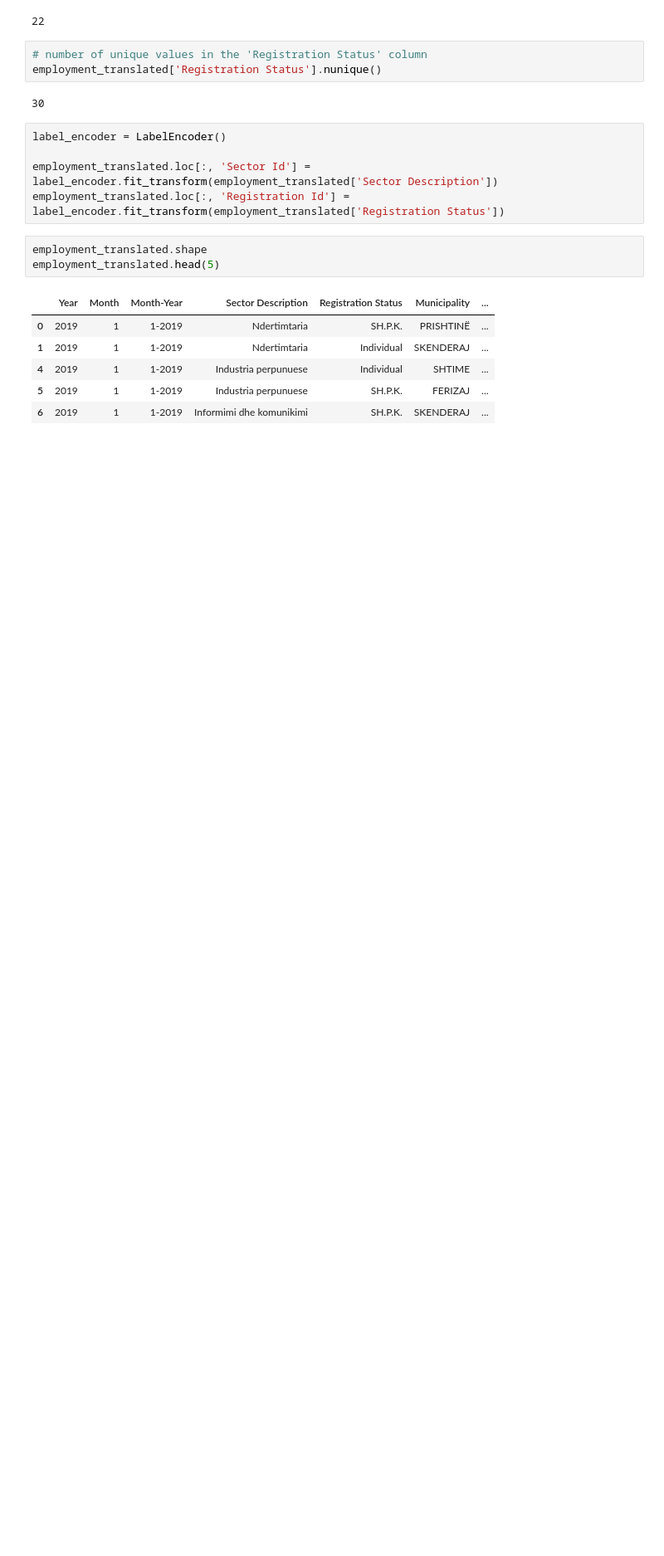
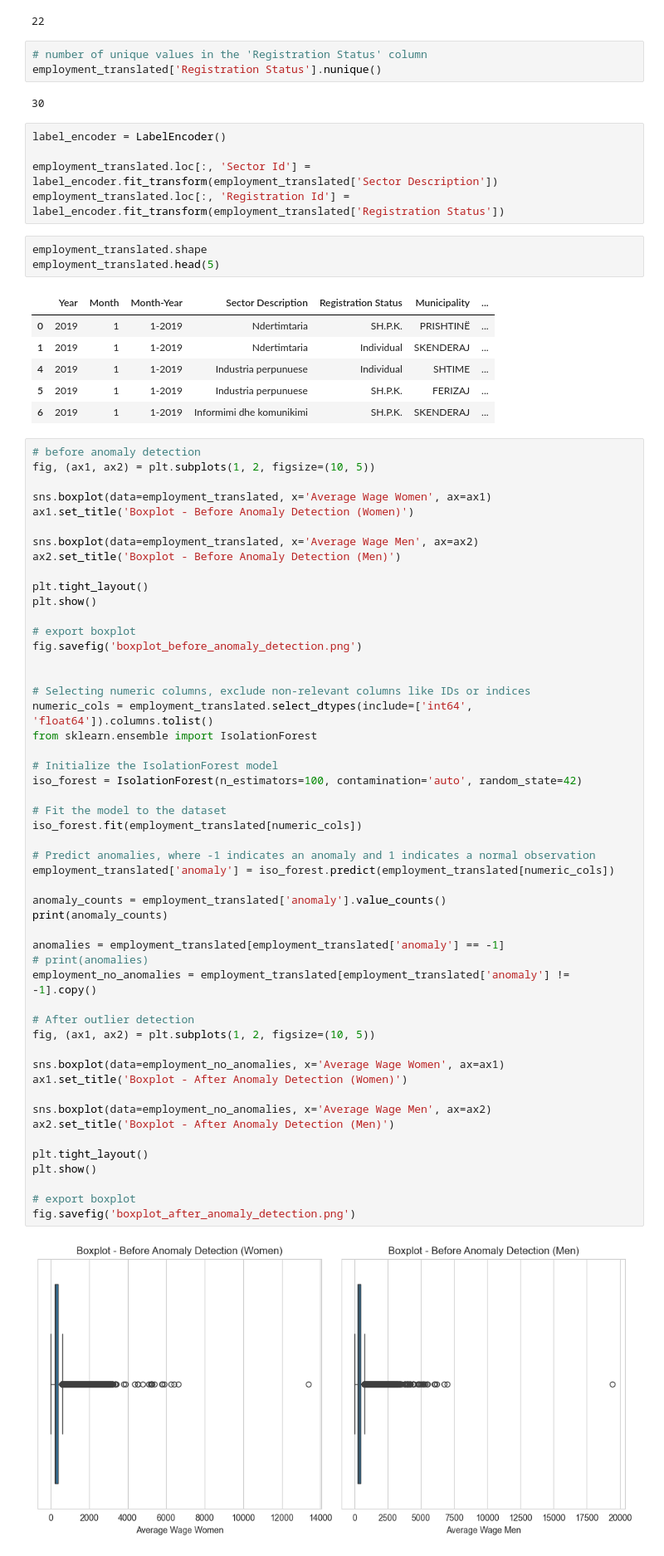
Before and after one commit to fisinik/employment-salary-prediction, a Jupyter notebook: preprocessing.ipynb, the cells around one changed output. Shown: that part at 83% size. Drawn from its saved outputs; the diff is of its cells as text; blank space fills up the shorter version.

```diff
--- a/preprocessing.ipynb
+++ b/preprocessing.ipynb
@@ -209,3 +203,56 @@ employment_translated.head(5)
 | 4 | 2019 | 1 | 1-2019 | Industria perpunuese | Individual | SHTIME | ... |
 | 5 | 2019 | 1 | 1-2019 | Industria perpunuese | SH.P.K. | FERIZAJ | ... |
 | 6 | 2019 | 1 | 1-2019 | Informimi dhe komunikimi | SH.P.K. | SKENDERAJ | ... |
+# %%
+# before anomaly detection
+fig, (ax1, ax2) = plt.subplots(1, 2, figsize=(10, 5))
+
+sns.boxplot(data=employment_translated, x='Average Wage Women', ax=ax1)
+ax1.set_title('Boxplot - Before Anomaly Detection (Women)')
+
+sns.boxplot(data=employment_translated, x='Average Wage Men', ax=ax2)
+ax2.set_title('Boxplot - Before Anomaly Detection (Men)')
+
+plt.tight_layout()
+plt.show()
+
+# export boxplot
+fig.savefig('boxplot_before_anomaly_detection.png')
+
+
+# Selecting numeric columns, exclude non-relevant columns like IDs or indices
+numeric_cols = employment_translated.select_dtypes(include=['int64', 'float64']).columns.tolist()
+from sklearn.ensemble import IsolationForest
+
+# Initialize the IsolationForest model
+iso_forest = IsolationForest(n_estimators=100, contamination='auto', random_state=42)
+
+# Fit the model to the dataset
+iso_forest.fit(employment_translated[numeric_cols])
+
+# Predict anomalies, where -1 indicates an anomaly and 1 indicates a normal observation
+employment_translated['anomaly'] = iso_forest.predict(employment_translated[numeric_cols])
+
+anomaly_counts = employment_translated['anomaly'].value_counts()
+print(anomaly_counts)
+
+anomalies = employment_translated[employment_translated['anomaly'] == -1]
+# print(anomalies)
+employment_no_anomalies = employment_translated[employment_translated['anomaly'] != -1].copy()
+
+# After outlier detection
+fig, (ax1, ax2) = plt.subplots(1, 2, figsize=(10, 5))
+
+sns.boxplot(data=employment_no_anomalies, x='Average Wage Women', ax=ax1)
+ax1.set_title('Boxplot - After Anomaly Detection (Women)')
+
+sns.boxplot(data=employment_no_anomalies, x='Average Wage Men', ax=ax2)
+ax2.set_title('Boxplot - After Anomaly Detection (Men)')
+
+plt.tight_layout()
+plt.show()
+
+# export boxplot
+fig.savefig('boxplot_after_anomaly_detection.png')
+# %% [output]
+[figure, added]
```
Also changed, not shown: parts of 14 cells of this notebook.
